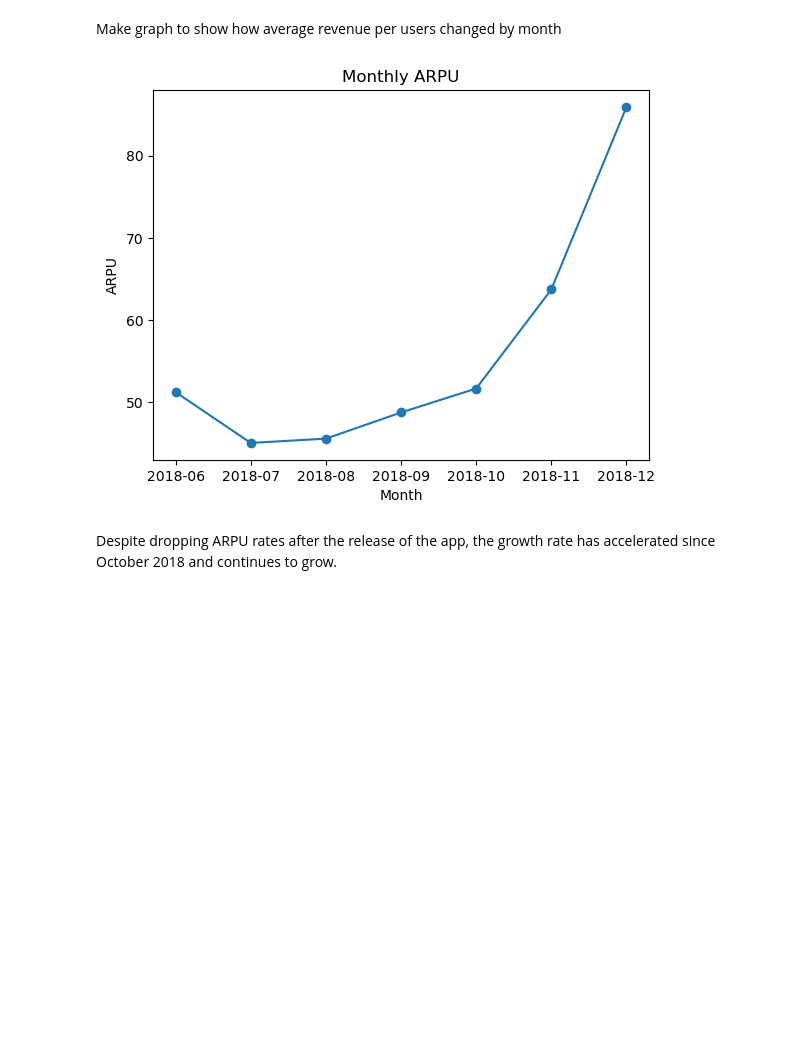
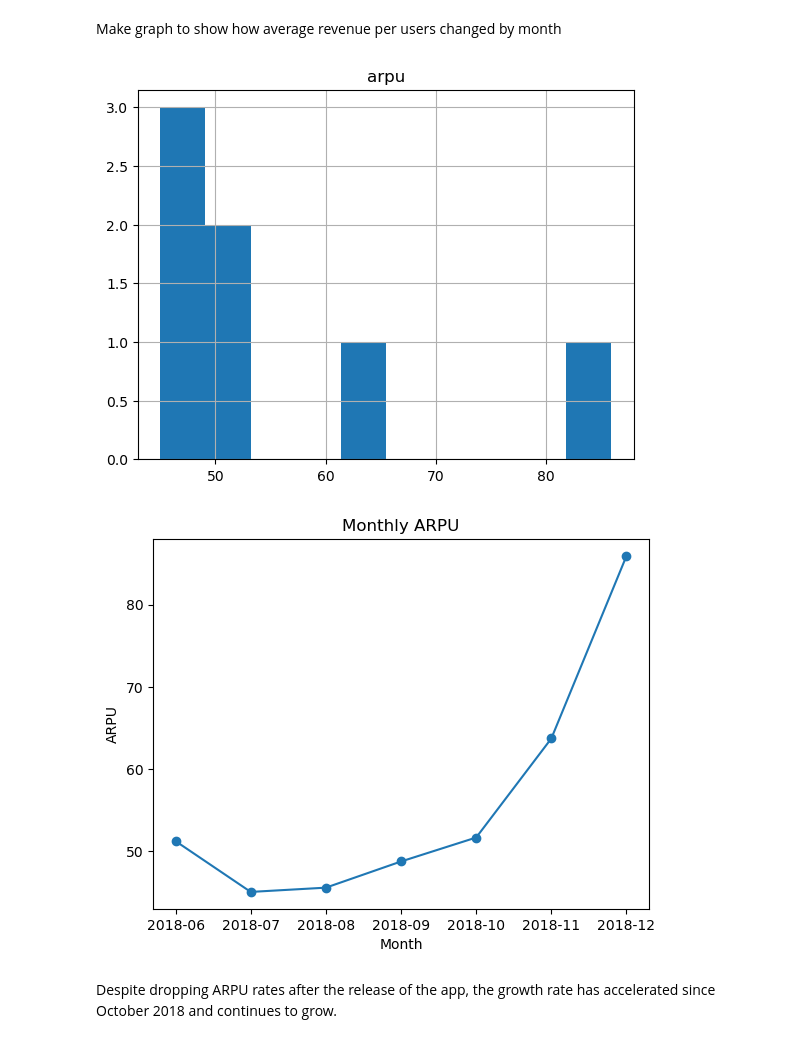
Before and after one commit to kensuke0529/Food-Delivery-App-Sales-Analysis-Project, a Jupyter notebook: csv_file/visualization.ipynb, the cells around one changed output. Drawn from its saved outputs; the diff is of its cells as text; code cells hidden in the pictures; blank space fills up the shorter version.

```diff
--- a/csv_file/visualization.ipynb
+++ b/csv_file/visualization.ipynb
@@ -14,20 +37,23 @@ dtype: object
 # %% [markdown]
 Make graph to show how average revenue per users changed by month
 # %%
-from matplotlib import pyplot as plt
+
 # extract only year and month from 'month' column
 monthly['month'] = pd.to_datetime(monthly['month'],utc=True)
 monthly['month'] = monthly['month'].dt.strftime('%Y-%m')
 
+monthly.hist()
+plt.show()
 # plot
 plt.plot(monthly['month'], monthly['arpu'], marker='o')
 plt.xlabel('Month')
 plt.ylabel('ARPU')
 plt.title('Monthly ARPU')
 
 plt.show()
 # %% [output]
-[figure, old version]
+[figure, new version]
+[figure, added]
 # %% [markdown]
 Despite dropping ARPU rates after the release of the app, the growth rate has accelerated since October 2018 and continues to grow.
 # %% [markdown]
```
Also changed, not shown: parts of 3 cells of this notebook, 10 other files.
